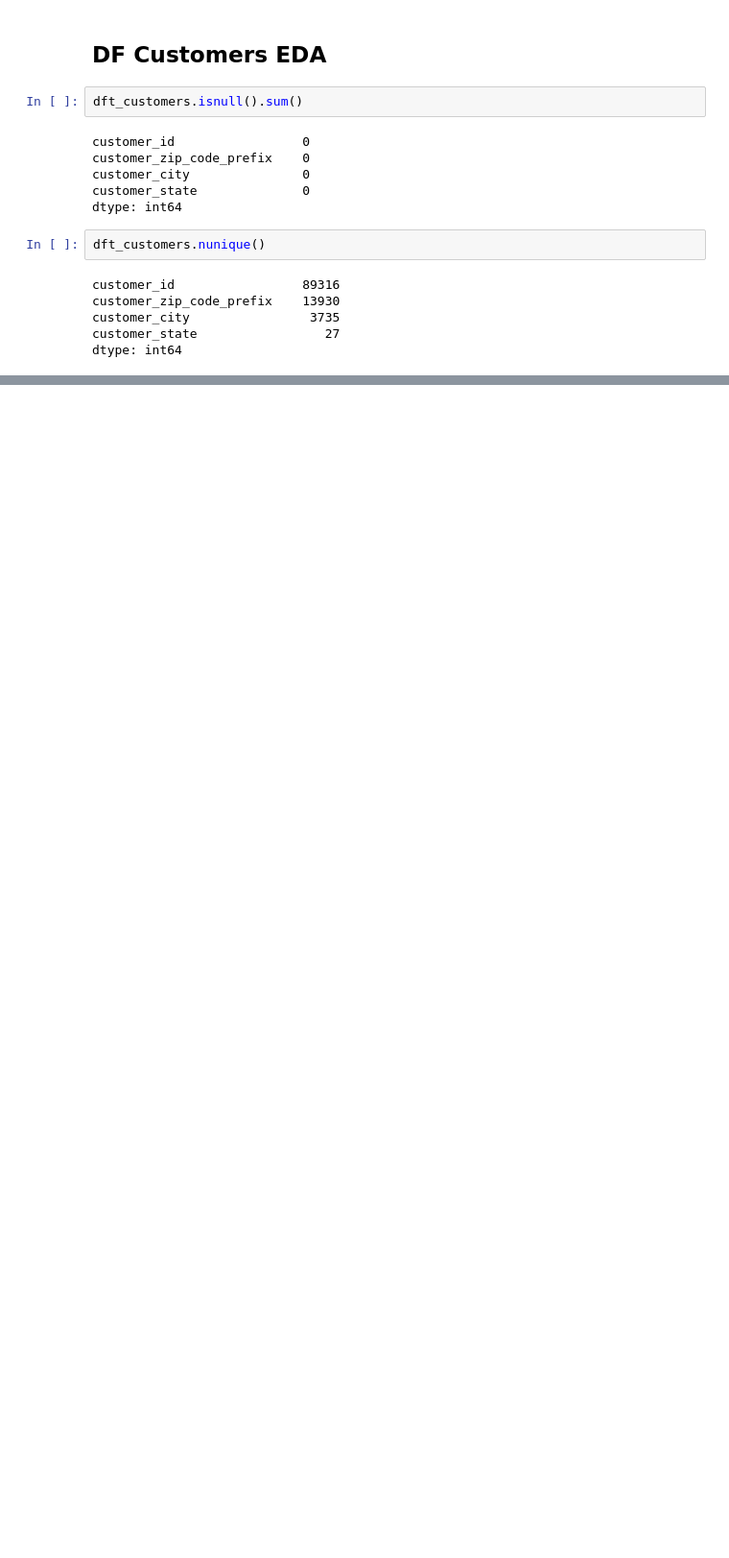
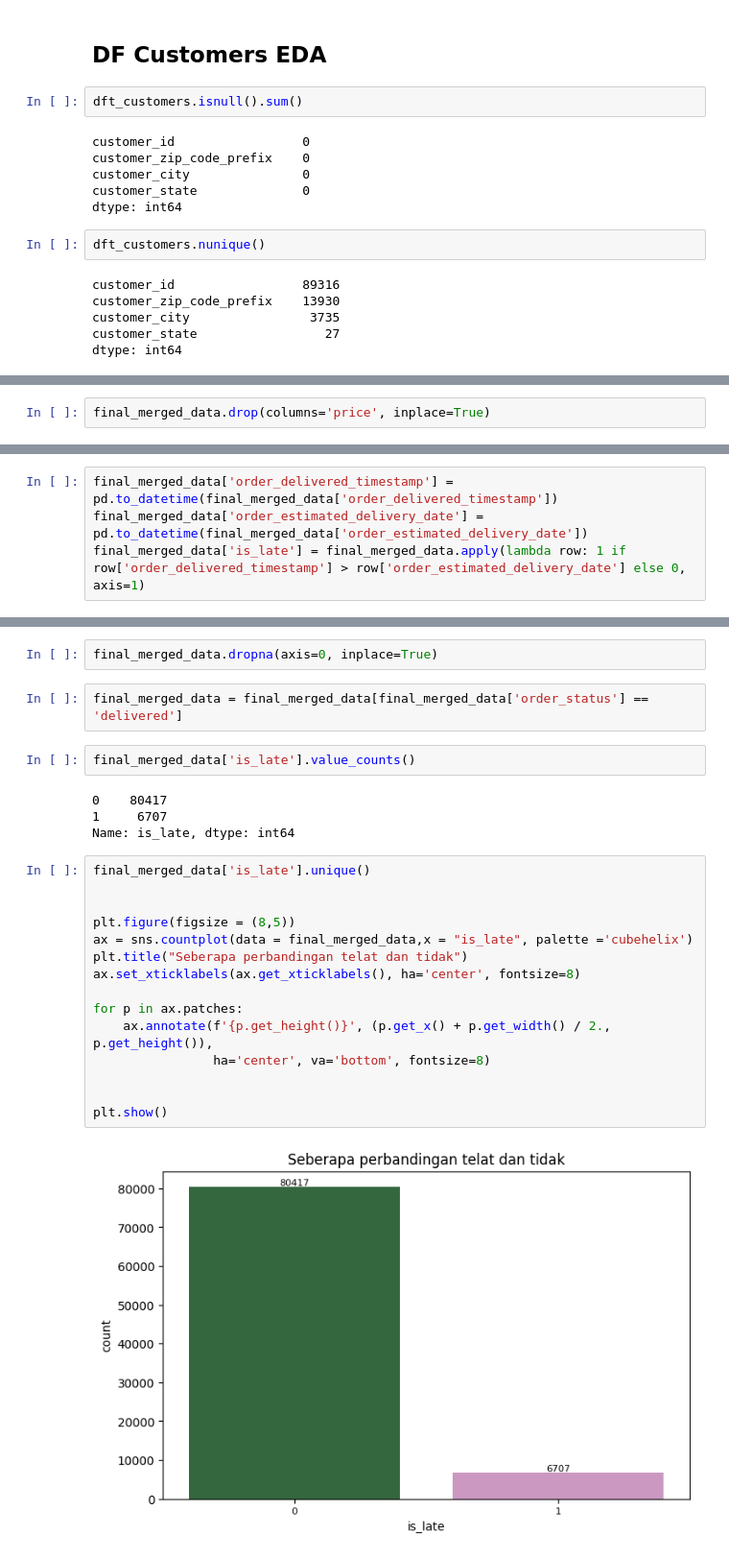
Before and after one commit to radyadhewa/Intelligo-Kali-Ini-Lolos, a Jupyter notebook: IntelligoKIL.ipynb, the cells around one changed output, grey strips where cells are left out. Shown at 96% size. Drawn from its saved outputs; the diff is of its cells as text; blank space fills up the shorter version.

```diff
--- a/IntelligoKIL.ipynb
+++ b/IntelligoKIL.ipynb
@@ -1324,0 +1054,2 @@ pred_RFC = RFC.predict(x_test)
+# %%
+final_merged_data.drop(columns='price', inplace=True)
@@ -1324,0 +1093,4 @@ pred_RFC = RFC.predict(x_test)
+# %%
+final_merged_data['order_delivered_timestamp'] = pd.to_datetime(final_merged_data['order_delivered_timestamp'])
+final_merged_data['order_estimated_delivery_date'] = pd.to_datetime(final_merged_data['order_estimated_delivery_date'])
+final_merged_data['is_late'] = final_merged_data.apply(lambda row: 1 if row['order_delivered_timestamp'] > row['order_estimated_delivery_date'] else 0, axis=1)
@@ -1324,0 +1113,27 @@ pred_RFC = RFC.predict(x_test)
+# %%
+final_merged_data.dropna(axis=0, inplace=True)
+# %%
+final_merged_data = final_merged_data[final_merged_data['order_status'] == 'delivered']
+# %%
+final_merged_data['is_late'].value_counts()
+# %% [output]
+0    80417
+1     6707
+Name: is_late, dtype: int64
+# %%
+final_merged_data['is_late'].unique()
+
+
+plt.figure(figsize = (8,5))
+ax = sns.countplot(data = final_merged_data,x = "is_late", palette ='cubehelix')
+plt.title("Seberapa perbandingan telat dan tidak")
+ax.set_xticklabels(ax.get_xticklabels(), ha='center', fontsize=8)
+
+for p in ax.patches:
+    ax.annotate(f'{p.get_height()}', (p.get_x() + p.get_width() / 2., p.get_height()),
+                ha='center', va='bottom', fontsize=8)
+
+
+plt.show()
+# %% [output]
+[figure, added]
```
Also changed, not shown: parts of 130 cells of this notebook.
